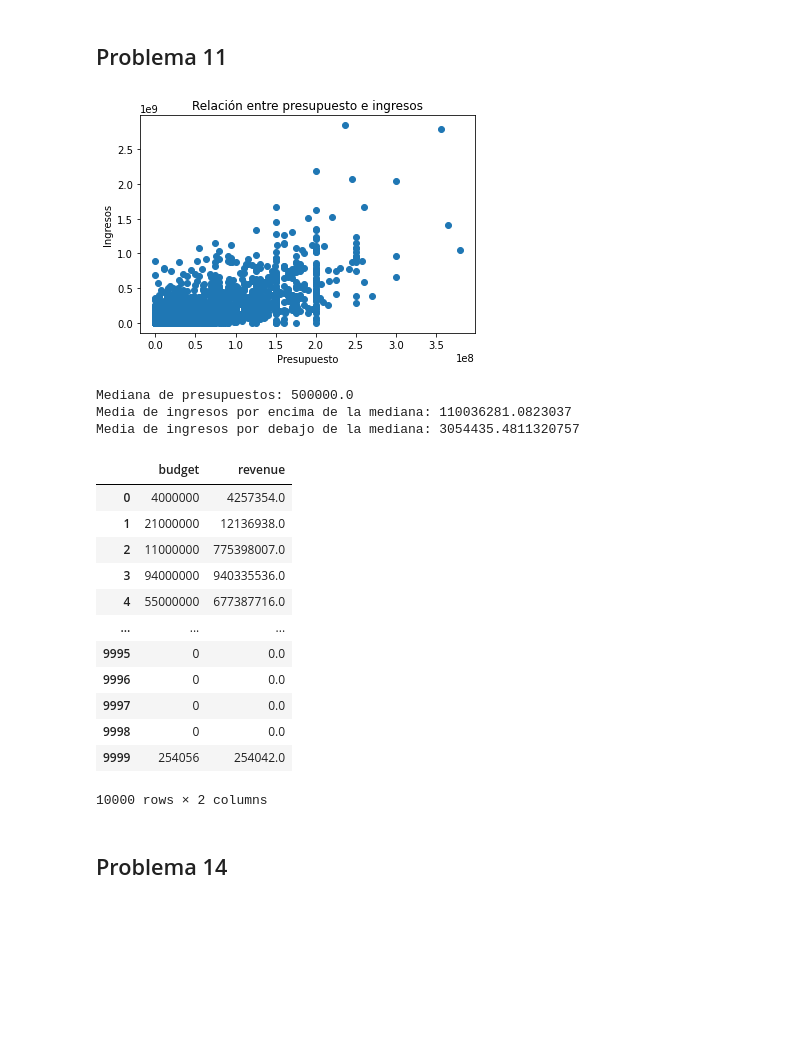
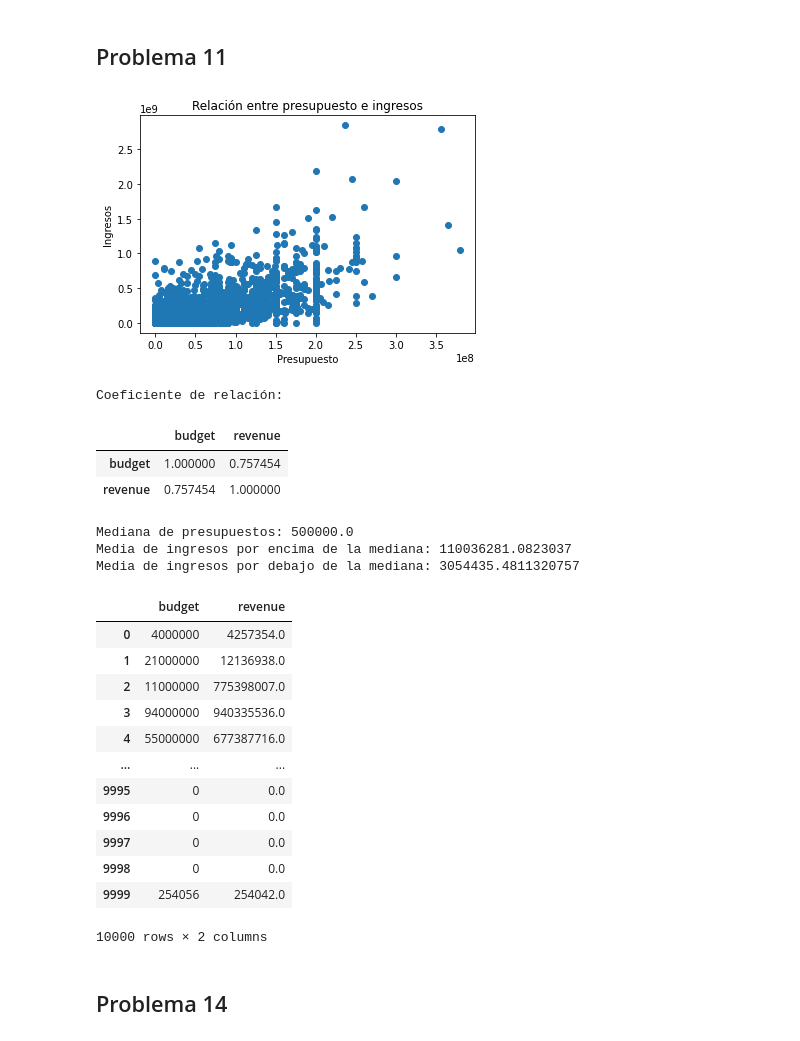
Before and after one commit to Bato007/HDT1_mineria, a Jupyter notebook: ht1.ipynb, the cells around one changed output. Saved outputs shown, nothing was run; the diff lists cells and outputs as text; code cells hidden in the pictures; blank space fills up the shorter version.

```diff
--- a/ht1.ipynb
+++ b/ht1.ipynb
@@ -37,13 +37,15 @@ display(topmovies)
 # %% [markdown]
 <h2>Problema 5</h2>
 # %%
+df = df[~df.releaseDate.str.contains("2022")]
 df['year'] = pd.DatetimeIndex(df['releaseDate']).year
-year = df['year'].value_counts().nlargest(10).plot(kind='bar')
+year = df['year'].value_counts().reset_index()
+data = pd.DataFrame(year).sort_values(by = "index")
 
-plt.title('Peliculas por año')
-plt.xlabel('Año')
-plt.ylabel('Cantidad de peliculas')
+plt.plot(data['index'], data['year'])
+plt.title('Peliculas a través de los años')
+plt.xlabel("Año")
+plt.ylabel("Cantidad")
 plt.show()
 plt.close('all')
-display(df['year'].value_counts().nlargest(10))
 # %% [output]
@@ -125,37 +116,43 @@ display(grouped_df)
 # %%
 cleaned = df.loc[:, ["budget", "revenue"]]
 
 plt.scatter(cleaned['budget'].values, cleaned['revenue'].values)
 plt.title('Relación entre presupuesto e ingresos')
 plt.xlabel('Presupuesto')
 plt.ylabel('Ingresos')
 plt.show()
 plt.close('all')
 
+print('Coeficiente de relación:')
+display(cleaned.corr())
 print('Mediana de presupuestos:',df['budget'].median())
 mayor_mediana = cleaned.loc[df['budget'] >= 500000.0]
 print('Media de ingresos por encima de la mediana:', mayor_mediana['revenue'].mean())
 menor_mediana = cleaned.loc[df['budget'] < 500000.0]
 print('Media de ingresos por debajo de la mediana:', menor_mediana['revenue'].mean())
 display(cleaned)
 # %% [output]
 [figure]
-Mediana de presupuestos: 500000.0
-Media de ingresos por encima de la mediana: 110036281.0823037
-Media de ingresos por debajo de la mediana: 3054435.4811320757
+Coeficiente de relación:
 |  | budget | revenue |
-| 0 | 4000000 | 4257354.0 |
-| 1 | 21000000 | 12136938.0 |
-| 2 | 11000000 | 775398007.0 |
-| 3 | 94000000 | 940335536.0 |
-| 4 | 55000000 | 677387716.0 |
-| ... | ... | ... |
-| 9995 | 0 | 0.0 |
-| 9996 | 0 | 0.0 |
-| 9997 | 0 | 0.0 |
-| 9998 | 0 | 0.0 |
-| 9999 | 254056 | 254042.0 |
+| budget | 1.000000 | 0.757454 |
+| revenue | 0.757454 | 1.000000 |
-10000 rows × 2 columns
+Mediana de presupuestos: 500000.0
+Media de ingresos por encima de la mediana: 110036281.0823037
+Media de ingresos por debajo de la mediana: 3054435.4811320757
+|  | budget | revenue |
+| 0 | 4000000 | 4257354.0 |
+| 1 | 21000000 | 12136938.0 |
+| 2 | 11000000 | 775398007.0 |
+| 3 | 94000000 | 940335536.0 |
+| 4 | 55000000 | 677387716.0 |
+| ... | ... | ... |
+| 9995 | 0 | 0.0 |
+| 9996 | 0 | 0.0 |
+| 9997 | 0 | 0.0 |
+| 9998 | 0 | 0.0 |
+| 9999 | 254056 | 254042.0 |
+10000 rows × 2 columns
 # %% [markdown]
 <h2>Problema 14</h2>
 # %%
```
Also changed, not shown: parts of 2 cells of this notebook.
